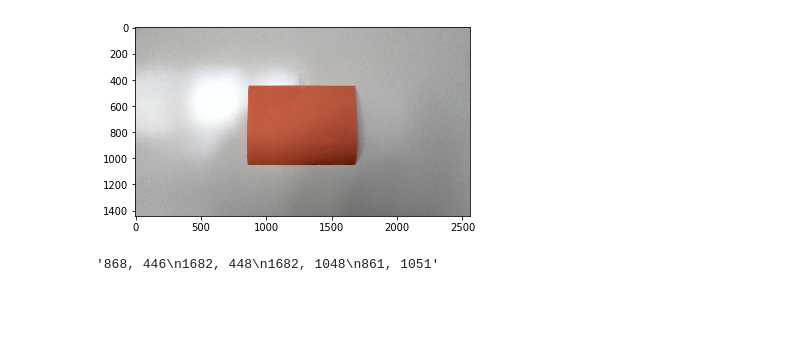
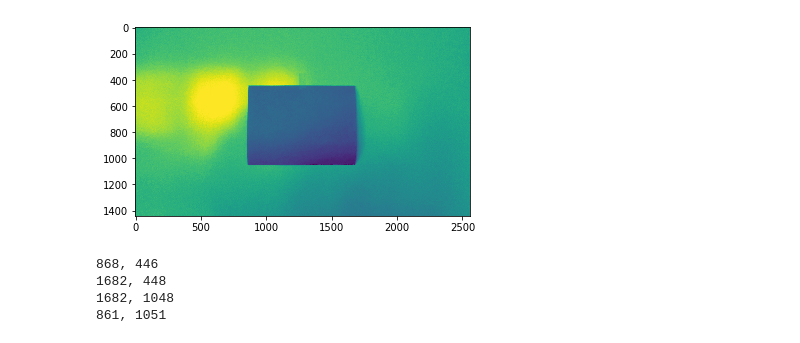
Before and after one commit to FRC-Team-1405/vision-test, a Jupyter notebook: Orange Paper.ipynb, the cells around one changed output. Saved outputs shown, nothing was run; the diff lists cells and outputs as text; code cells hidden in the pictures; blank space fills up the shorter version.

Commit message:
Adding test images

```diff
--- a/Orange Paper.ipynb
+++ b/Orange Paper.ipynb
@@ -1,16 +1,19 @@
 # %%
 %matplotlib inline
 import cv2; from cv2 import imread
 import matplotlib.pyplot as plt
 from IPython import display
 img = imread('C:/Users/finneyrobo/Desktop/CV Images/20181110_100506_HDR.jpg')
 #cv2.imshow(cv2.namedWindow('window1'), img)
-img = cv2.cvtColor(img, cv2.COLOR_BGR2RGB)
+img = cv2.cvtColor(img, cv2.COLOR_RGB2GRAY)
 rawImage = plt.imshow(img)
 # %% [output]
-[figure, old version]
+[figure, new version]
 # %%
 cornersFile = open('C:/Users/finneyrobo/Desktop/CV Images/20181110_100506_HDR.txt')
-cornersFile.read()
+print(cornersFile.read())
 # %% [output]
-'868, 446\n1682, 448\n1682, 1048\n861, 1051'
+868, 446
+1682, 448
+1682, 1048
+861, 1051
```
Also changed, not shown: 10 other files.
